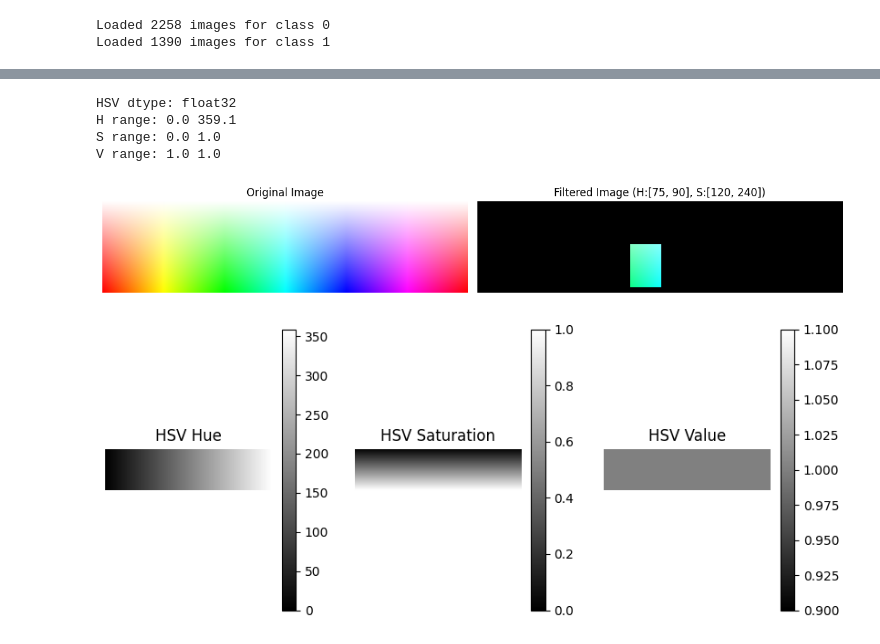
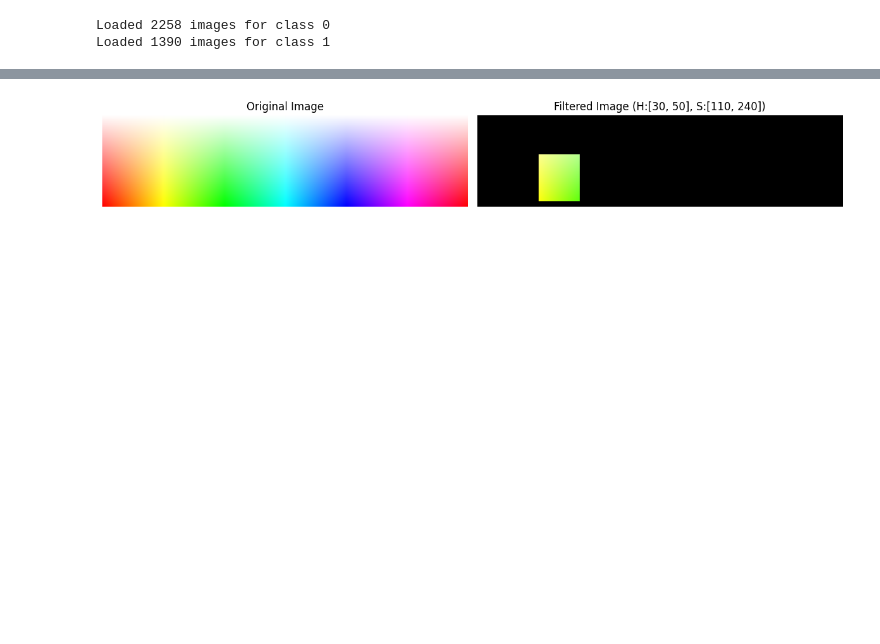
Before and after one commit to MartMonster/AlphaTreeLVQ, a Jupyter notebook: hist.ipynb, the cells around one changed output, grey strips where cells are left out. Drawn from its saved outputs; the diff is of its cells as text; code cells hidden in the pictures; blank space fills up the shorter version.

```diff
--- a/hist.ipynb
+++ b/hist.ipynb
@@ -85,8 +95,8 @@ Text(0.5, 1.0, 'Hue vs Saturation Histogram Comparison')
 # %%
 # plot histograms
 plt.figure(figsize=(10, 3))
-hue=[75, 90]
-saturation=[120, 240]
+hue=[30, 50]
+saturation=[110, 240]
 # hue=[0, 180]
 # saturation=[120, 254]
 # plot both histograms on same plot by subtracting one from the other as 2D histogram cropped to H=[60:100] and S=[75:250]
@@ -164,68 +231,36 @@ val = 1 * np.ones((100, 400), dtype=np.float32)
 
 x, y = np.meshgrid(hue2, sat2)
 hsv = np.stack((x, y, val), axis=2).astype(np.float32)
-# hsv.astype(np.uint8)
-print("HSV dtype:", hsv.dtype)
-print("H range:", hsv[:,:,0].min(), hsv[:,:,0].max())
-print("S range:", hsv[:,:,1].min(), hsv[:,:,1].max())
-print("V range:", hsv[:,:,2].min(), hsv[:,:,2].max())
 
 
 # Convert to RGB for display
 img = cv2.cvtColor(hsv, cv2.COLOR_HSV2RGB)
 
 axes[0].imshow(img)
 axes[0].set_title('Original Image')
 axes[0].axis('off')
 
 hue_min, hue_max = hue[0]*2, hue[1]*2
 sat_min, sat_max = saturation[0]/255, saturation[1]/255
 
 mask_f = (
     (hsv[:,:,0] >= hue_min) & (hsv[:,:,0] <= hue_max) &
     (hsv[:,:,1] >= sat_min) & (hsv[:,:,1] <= sat_max)
 )
 
 # Convert boolean mask to float (0.0 or 1.0)
 mask_f = mask_f.astype(np.float32)
 
 # Apply mask (broadcast across RGB channels)
 filtered_img = img * mask_f[..., None]
 
 axes[1].imshow(filtered_img)
 axes[1].set_title(
     f'Filtered Image (H:[{hue[0]}, {hue[1]}], S:[{saturation[0]}, {saturation[1]}])'
 )
 axes[1].axis('off')
 
 plt.tight_layout()
 plt.show()
-
-plt.figure(figsize=(10,4))
-
-plt.subplot(1,3,1)
-plt.imshow(hsv[:,:,0], cmap='gray')
-plt.title('HSV Hue')
-plt.axis('off')
-plt.colorbar()
-
-plt.subplot(1,3,2)
-plt.imshow(hsv[:,:,1], cmap='gray')
-plt.title('HSV Saturation')
-plt.axis('off')
-plt.colorbar()
-
-plt.subplot(1,3,3)
-plt.imshow(hsv[:,:,2], cmap='gray')
-plt.title('HSV Value')
-plt.axis('off')
-plt.colorbar()
-
-plt.show()
 # %% [output]
-HSV dtype: float32
-H range: 0.0 359.1
-S range: 0.0 1.0
-V range: 1.0 1.0
-[figure, old version]
+[figure, new version]
-[figure, removed]
```
Also changed, not shown: parts of 5 cells of this notebook, 8 other files.
